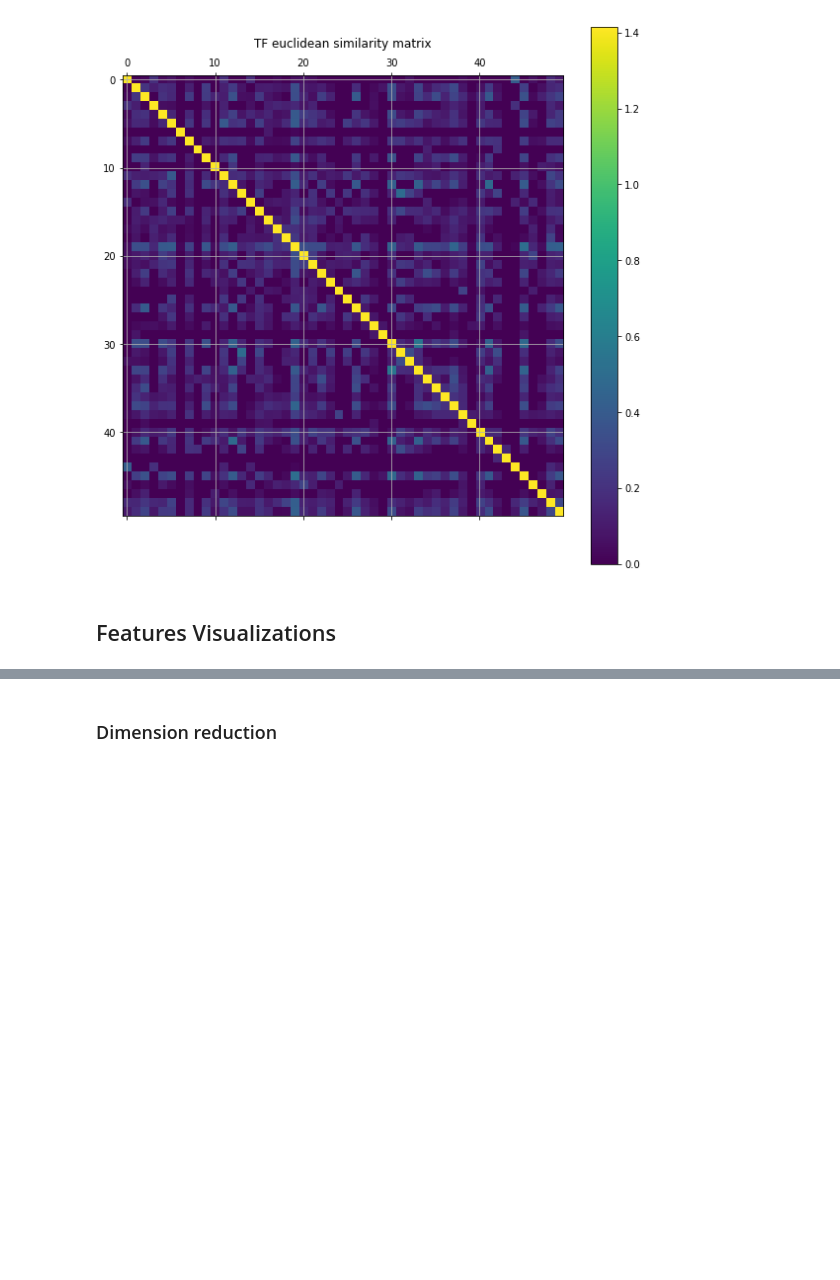
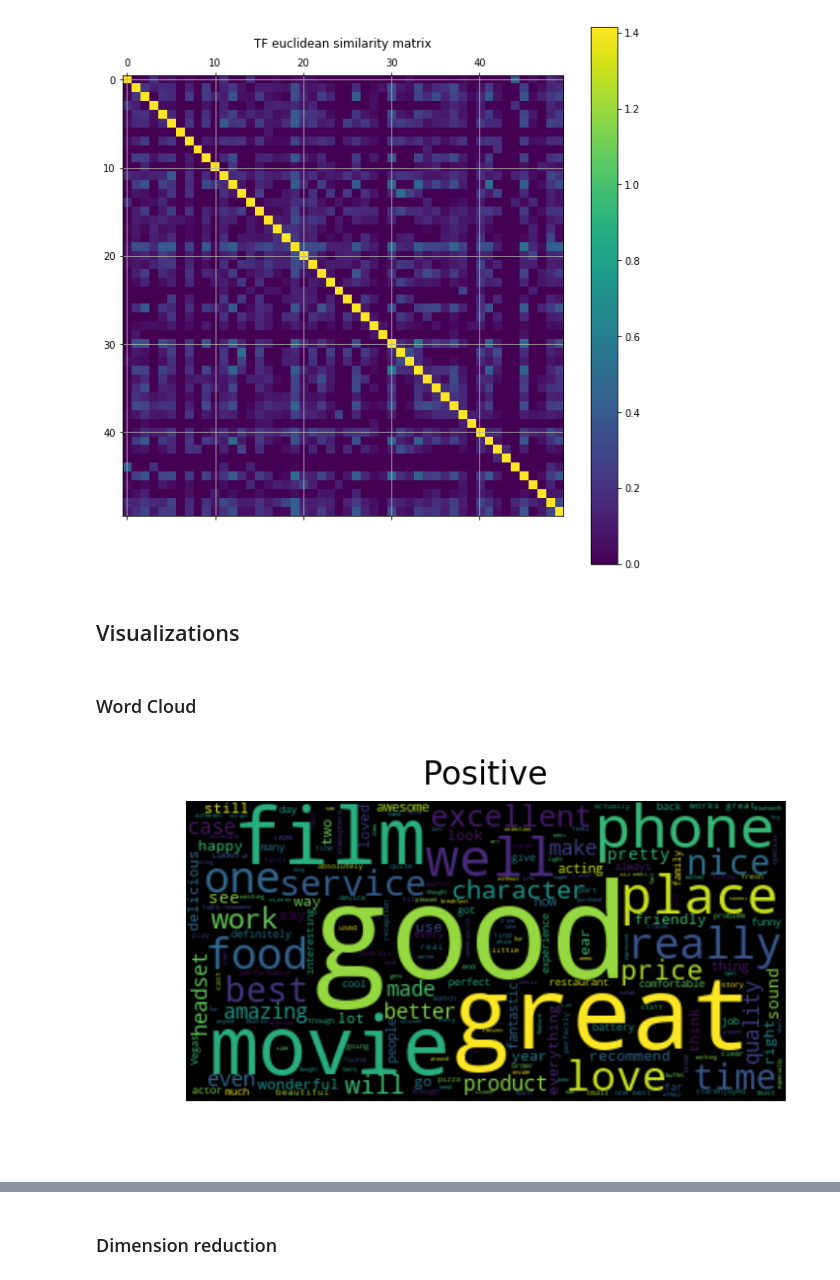
Before and after one commit to brian41005/dm_2018_hw_1, a Jupyter notebook: hw_1.ipynb, the cells around one changed output, grey strips where cells are left out. Saved outputs shown, nothing was run; the diff lists cells and outputs as text; code cells hidden in the pictures; blank space fills up the shorter version.

```diff
--- a/hw_1.ipynb
+++ b/hw_1.ipynb
@@ -223,4 +281,4 @@ plt.show()
 # %% [output]
 [figure]
 # %% [markdown]
-## Features  Visualizations
+## Visualizations
@@ -238,2 +285,4 @@ ax = sns.heatmap(df_todraw,
 # %%
 from sklearn.decomposition import KernelPCA, TruncatedSVD, FactorAnalysis
+# %% [markdown]
+### Word Cloud
@@ -239,0 +291,9 @@ from sklearn.decomposition import KernelPCA, TruncatedSVD, FactorAnalysis
+# %%
+word_cloud = WordCloud().generate(' '.join(sentiment_df['text'][sentiment_df['score'] == 1].values.tolist()))
+plt.figure(figsize=(4, 3), dpi=200)
+plt.imshow(word_cloud, interpolation='bilinear')
+plt.axis("off")
+plt.title('Positive')
+plt.show()
+# %% [output]
+[figure, added]
```
Also changed, not shown: parts of 58 cells of this notebook, 1 other file.
